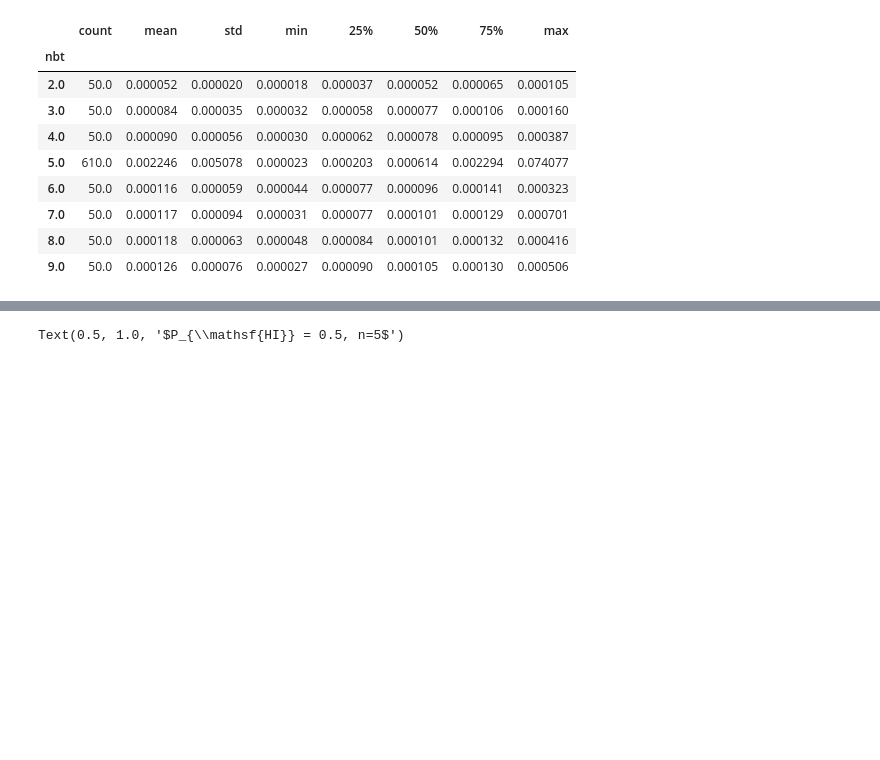
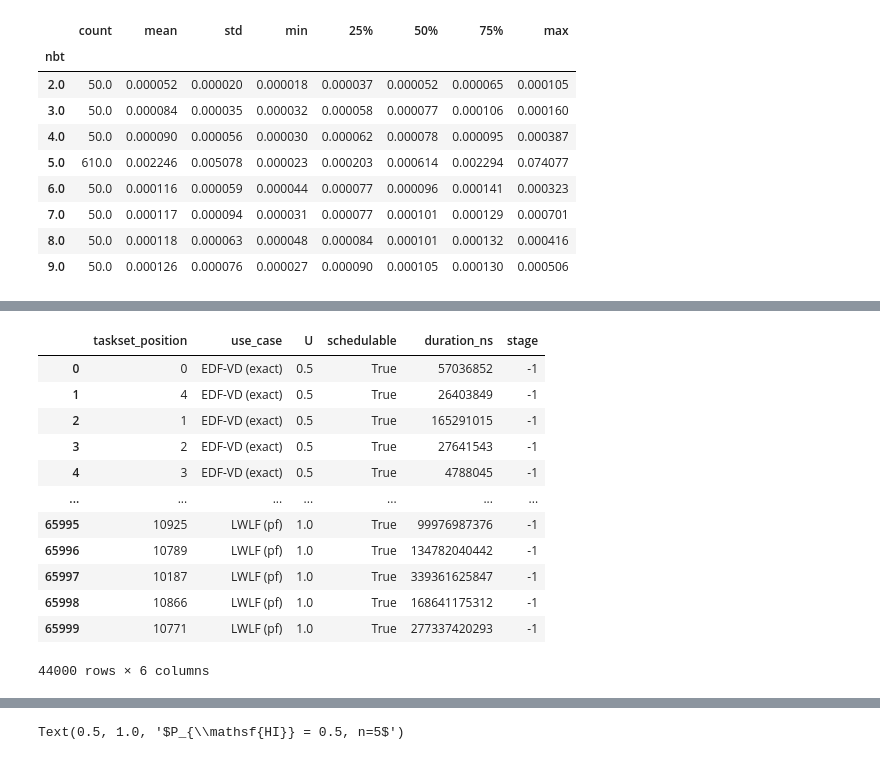
Before and after one commit to Jordan-Sun/mixed-criticality-graph-xp, a Jupyter notebook: notebooks/charts-rtss.ipynb, the cells around one changed output, grey strips where cells are left out. Cells and saved outputs as stored; diff of their text form; code cells hidden in the pictures; blank space fills up the shorter version.

```diff
--- a/notebooks/charts-rtss.ipynb
+++ b/notebooks/charts-rtss.ipynb
@@ -404,8 +384,0 @@ df_sch2
-# %%
-# Filter df_sch for EDF-VD (exact)
-df_sch = df_sch[df_sch["use_case"] == "EDF-VD (exact)"]
-# Filter df_sch2 for EDF-VD (pf)
-df_sch2 = df_sch2[df_sch2["use_case"] == "EDF-VD (pf)"]
-# Merge the two forming a new df_sch
-df_sch = pd.concat([df_sch, df_sch2], ignore_index=True)
-df_sch
@@ -435 +438,22 @@ d2 = df_edfvd_test.melt(
+# %%
+df_total = df_sch[["taskset_position", "use_case", "U", "is_safe", "duration_ns"]]
+df_total = df_total.rename(columns={"is_safe": "schedulable"})
+df_total["schedulable"] = df_total["schedulable"].astype(bool)
+df_total["stage"] = -1
+
+df_total
+# %% [output]
+|  | taskset_position | use_case | U | schedulable | duration_ns | stage |
+| 0 | 0 | EDF-VD (exact) | 0.5 | True | 57036852 | -1 |
+| 1 | 4 | EDF-VD (exact) | 0.5 | True | 26403849 | -1 |
+| 2 | 1 | EDF-VD (exact) | 0.5 | True | 165291015 | -1 |
+| 3 | 2 | EDF-VD (exact) | 0.5 | True | 27641543 | -1 |
+| 4 | 3 | EDF-VD (exact) | 0.5 | True | 4788045 | -1 |
+| ... | ... | ... | ... | ... | ... | ... |
+| 65995 | 10925 | LWLF (pf) | 1.0 | True | 99976987376 | -1 |
+| 65996 | 10789 | LWLF (pf) | 1.0 | True | 134782040442 | -1 |
+| 65997 | 10187 | LWLF (pf) | 1.0 | True | 339361625847 | -1 |
+| 65998 | 10866 | LWLF (pf) | 1.0 | True | 168641175312 | -1 |
+| 65999 | 10771 | LWLF (pf) | 1.0 | True | 277337420293 | -1 |
+44000 rows × 6 columns
 # %%
```
Also changed, not shown: parts of 13 cells of this notebook, 7 other files.
